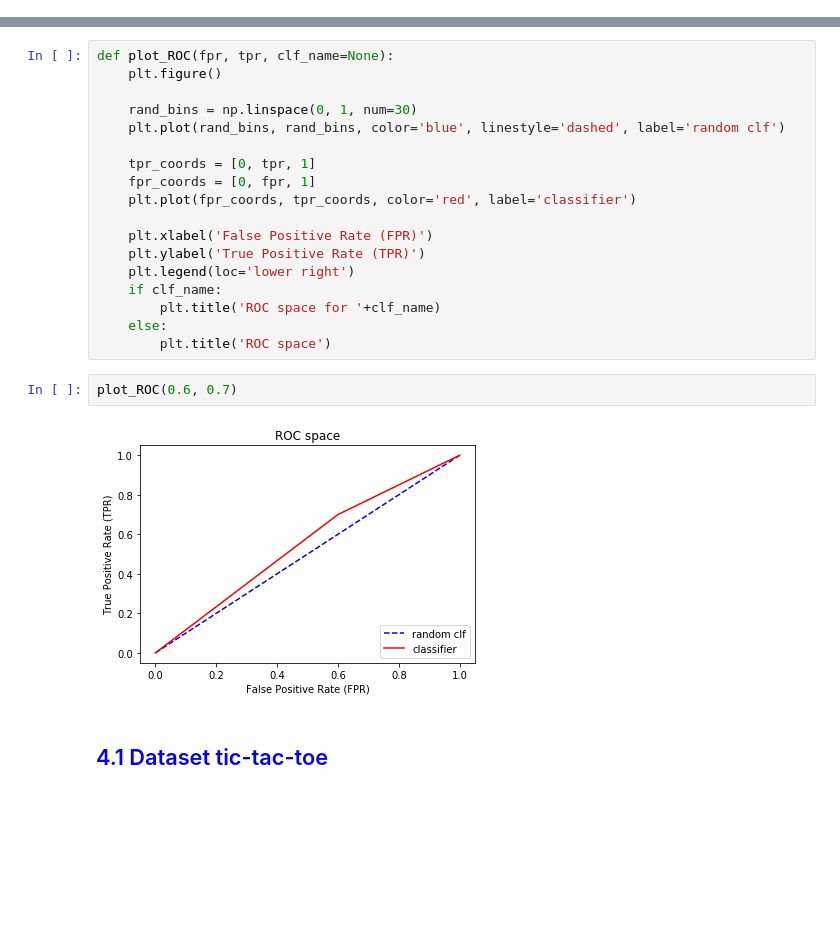
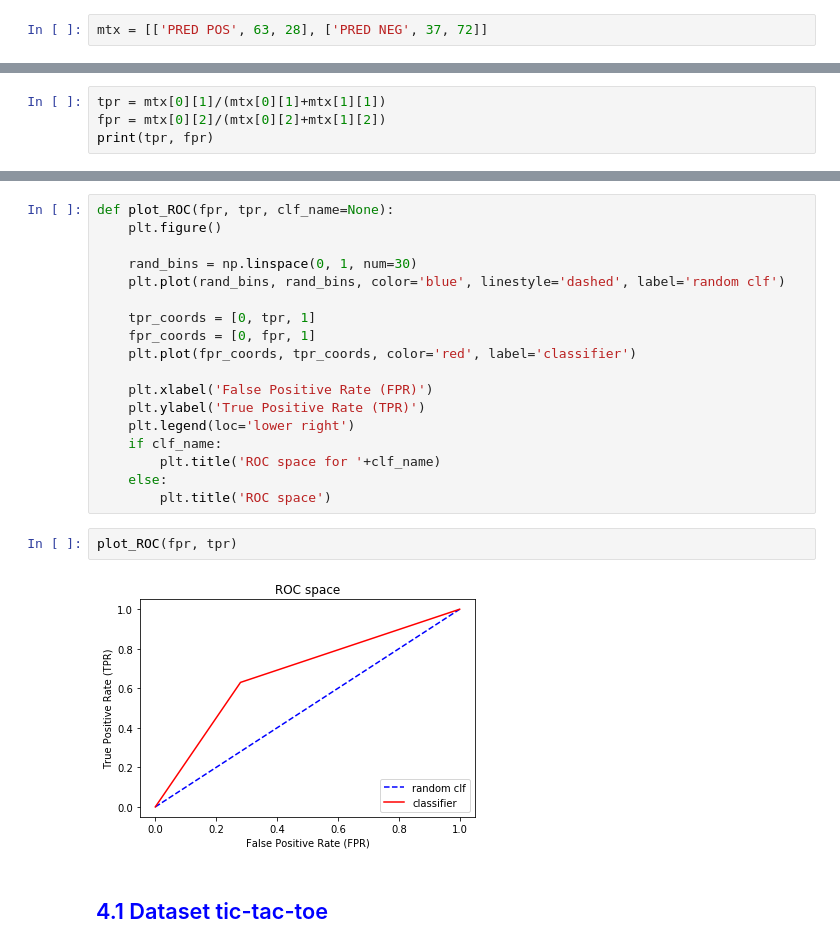
Before and after one commit to AlejandroSantorum/MachineLearning_Assignments, a Jupyter notebook: Assignment1/test_ClasificadorNB.ipynb, the cells around one changed output, grey strips where cells are left out. Cells and saved outputs as stored; diff of their text form; blank space fills up the shorter version.

```diff
--- a/Assignment1/test_ClasificadorNB.ipynb
+++ b/Assignment1/test_ClasificadorNB.ipynb
@@ -924,3 +926,5 @@ def create_confMatrix(pred, real):
 def print_confMatrix(m):
     headers = ["", "REAL POS", "REAL NEG"]
     print(tabulate(m, headers, tablefmt="grid"))
+# %%
+mtx = [['PRED POS', 63, 28], ['PRED NEG', 37, 72]]
@@ -926,0 +940,4 @@ def print_confMatrix(m):
+# %%
+tpr = mtx[0][1]/(mtx[0][1]+mtx[1][1])
+fpr = mtx[0][2]/(mtx[0][2]+mtx[1][2])
+print(tpr, fpr)
@@ -979,10 +998,10 @@ def plot_ROC(fpr, tpr, clf_name=None):
         plt.title('ROC space for '+clf_name)
     else:
         plt.title('ROC space')
-# %%
-plot_ROC(0.6, 0.7)
-# %% [output]
-[figure, removed]
+# %%
+plot_ROC(fpr, tpr)
+# %% [output]
+[figure, added]
 # %% [markdown]
 ## <font color='blue'> 4.1 Dataset tic-tac-toe </font>
 # %% [markdown]
```
Also changed, not shown: parts of 21 cells of this notebook, 5 other files.
